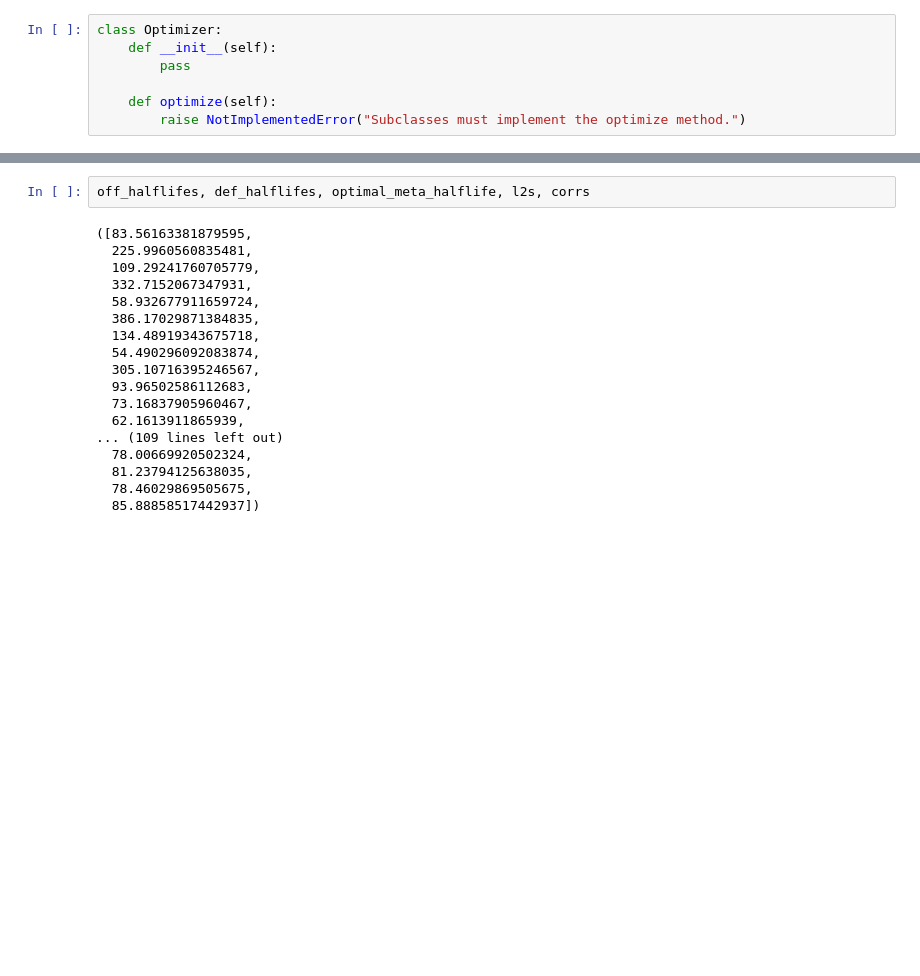
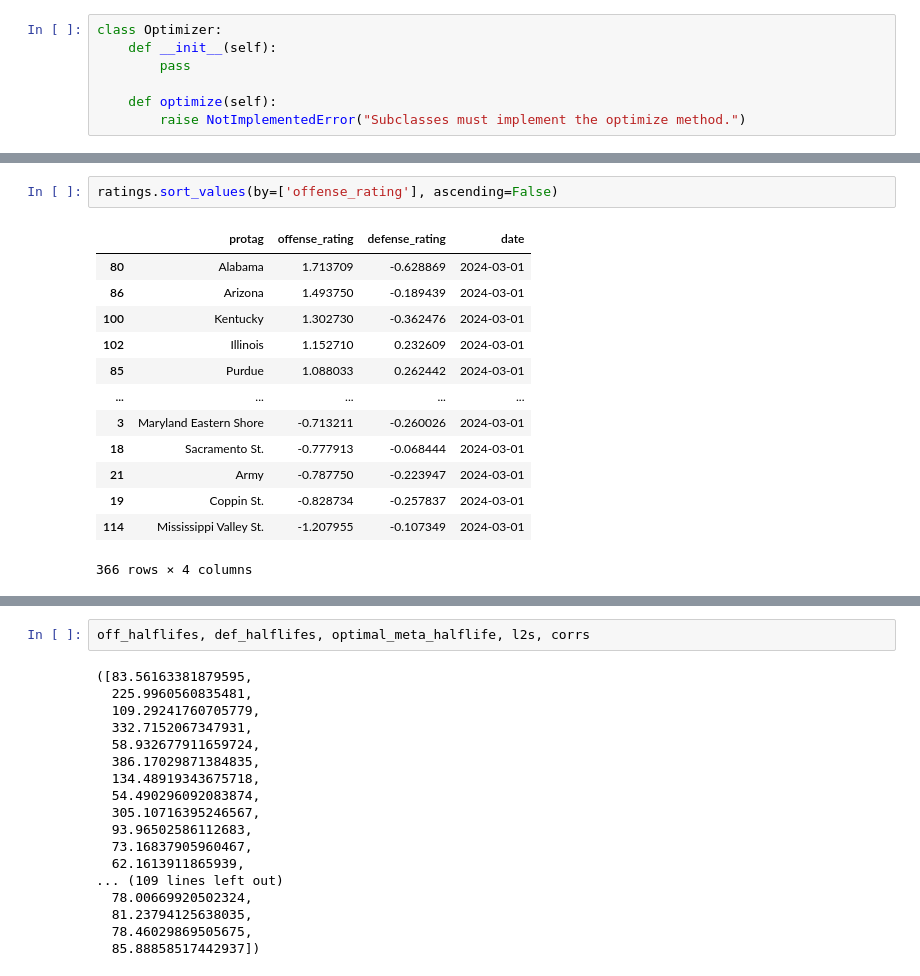
Before and after one commit to btatkinson/oddsmaker, a Jupyter notebook: notebooks/MasseyOpt.ipynb, the cells around one changed output, grey strips where cells are left out. Saved outputs shown, nothing was run; the diff lists cells and outputs as text; blank space fills up the shorter version.

```diff
--- a/notebooks/MasseyOpt.ipynb
+++ b/notebooks/MasseyOpt.ipynb
@@ -436,0 +354,16 @@ off_halflifes, def_halflifes, optimal_meta_halflife, l2s, corrs = MO.run_full_ti
+# %%
+ratings.sort_values(by=['offense_rating'], ascending=False)
+# %% [output]
+|  | protag | offense_rating | defense_rating | date |
+| 80 | Alabama | 1.713709 | -0.628869 | 2024-03-01 |
+| 86 | Arizona | 1.493750 | -0.189439 | 2024-03-01 |
+| 100 | Kentucky | 1.302730 | -0.362476 | 2024-03-01 |
+| 102 | Illinois | 1.152710 | 0.232609 | 2024-03-01 |
+| 85 | Purdue | 1.088033 | 0.262442 | 2024-03-01 |
+| ... | ... | ... | ... | ... |
+| 3 | Maryland Eastern Shore | -0.713211 | -0.260026 | 2024-03-01 |
+| 18 | Sacramento St. | -0.777913 | -0.068444 | 2024-03-01 |
+| 21 | Army | -0.787750 | -0.223947 | 2024-03-01 |
+| 19 | Coppin St. | -0.828734 | -0.257837 | 2024-03-01 |
+| 114 | Mississippi Valley St. | -1.207955 | -0.107349 | 2024-03-01 |
+366 rows × 4 columns
```
Also changed, not shown: parts of 16 cells of this notebook.
